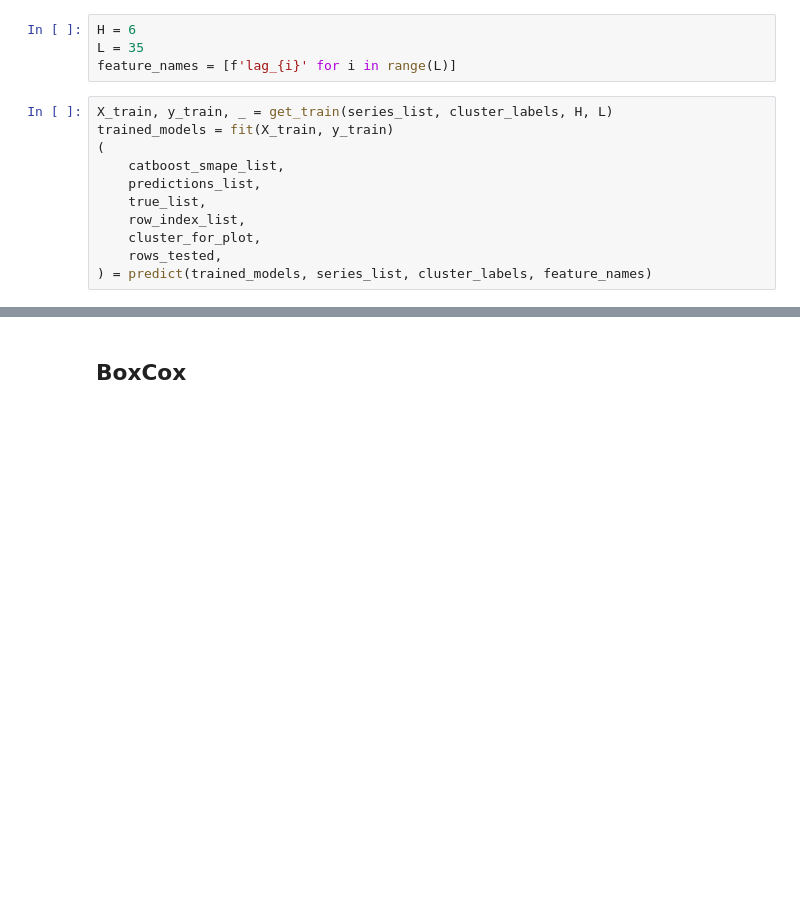
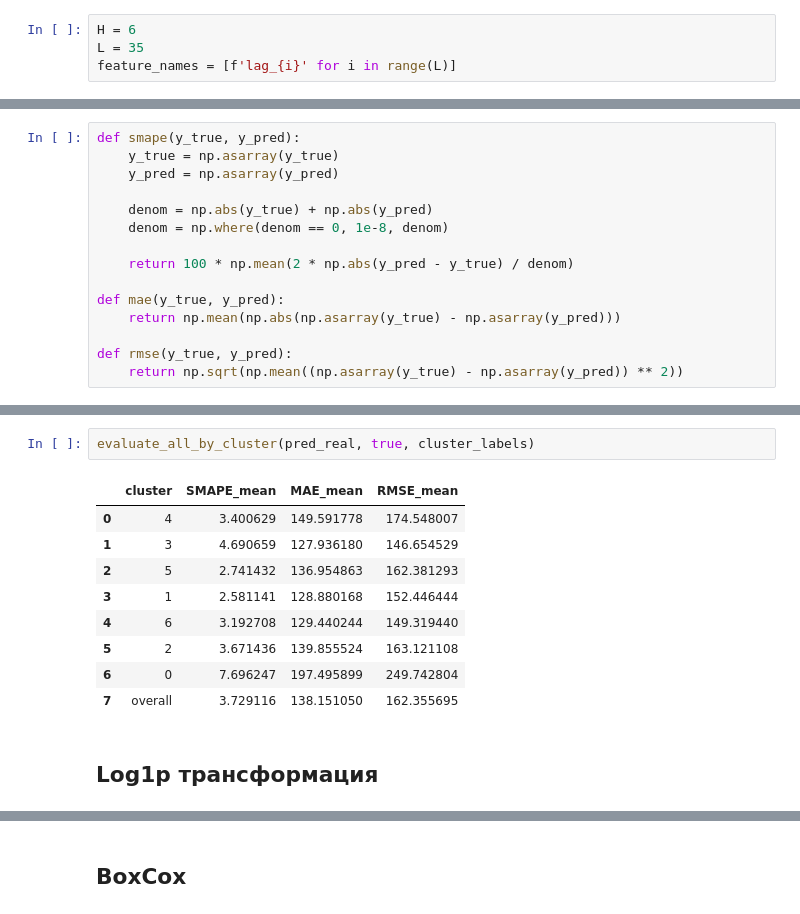
Before and after one commit to AlbaAlba3/hse_project_time_series, a Jupyter notebook: src/results/analysis_results.ipynb, the cells around one changed output, grey strips where cells are left out. Cells and saved outputs as stored; diff of their text form; blank space fills up the shorter version.

```diff
--- a/src/results/analysis_results.ipynb
+++ b/src/results/analysis_results.ipynb
@@ -386,14 +274,3 @@ def print_smape(catboost_smape_list, cluster_labels):
 H = 6
 L = 35
 feature_names = [f'lag_{i}' for i in range(L)]
-# %%
-X_train, y_train, _ = get_train(series_list, cluster_labels, H, L)
-trained_models = fit(X_train, y_train)
-(
-	catboost_smape_list,
-    predictions_list,
-    true_list,
-    row_index_list,
-    cluster_for_plot,
-    rows_tested,
-) = predict(trained_models, series_list, cluster_labels, feature_names)
@@ -438,0 +553,15 @@ CatBoost sMAPE по кластерам:
+# %%
+def smape(y_true, y_pred):
+    y_true = np.asarray(y_true)
+    y_pred = np.asarray(y_pred)
+
+    denom = np.abs(y_true) + np.abs(y_pred)
+    denom = np.where(denom == 0, 1e-8, denom)
+
+    return 100 * np.mean(2 * np.abs(y_pred - y_true) / denom)
+
+def mae(y_true, y_pred):
+    return np.mean(np.abs(np.asarray(y_true) - np.asarray(y_pred)))
+
+def rmse(y_true, y_pred):
+    return np.sqrt(np.mean((np.asarray(y_true) - np.asarray(y_pred)) ** 2))
@@ -438,0 +700,14 @@ CatBoost sMAPE по кластерам:
+# %%
+evaluate_all_by_cluster(pred_real, true, cluster_labels)
+# %% [output]
+|  | cluster | SMAPE_mean | MAE_mean | RMSE_mean |
+| 0 | 4 | 3.400629 | 149.591778 | 174.548007 |
+| 1 | 3 | 4.690659 | 127.936180 | 146.654529 |
+| 2 | 5 | 2.741432 | 136.954863 | 162.381293 |
+| 3 | 1 | 2.581141 | 128.880168 | 152.446444 |
+| 4 | 6 | 3.192708 | 129.440244 | 149.319440 |
+| 5 | 2 | 3.671436 | 139.855524 | 163.121108 |
+| 6 | 0 | 7.696247 | 197.495899 | 249.742804 |
+| 7 | overall | 3.729116 | 138.151050 | 162.355695 |
+# %% [markdown]
+## Log1p трансформация
```
Also changed, not shown: parts of 46 cells of this notebook.
